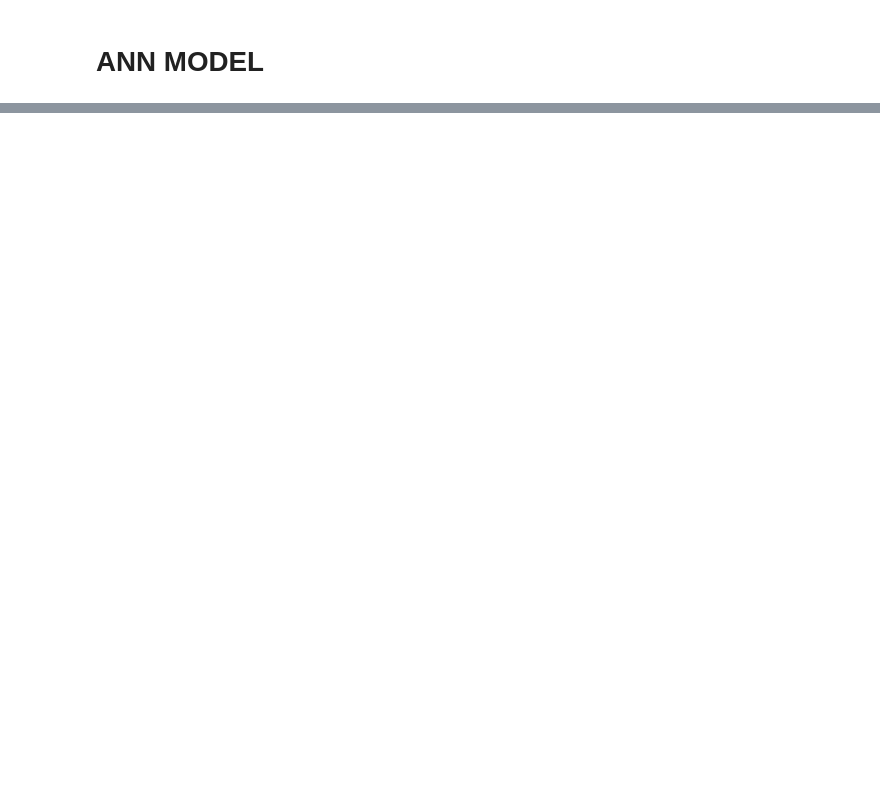
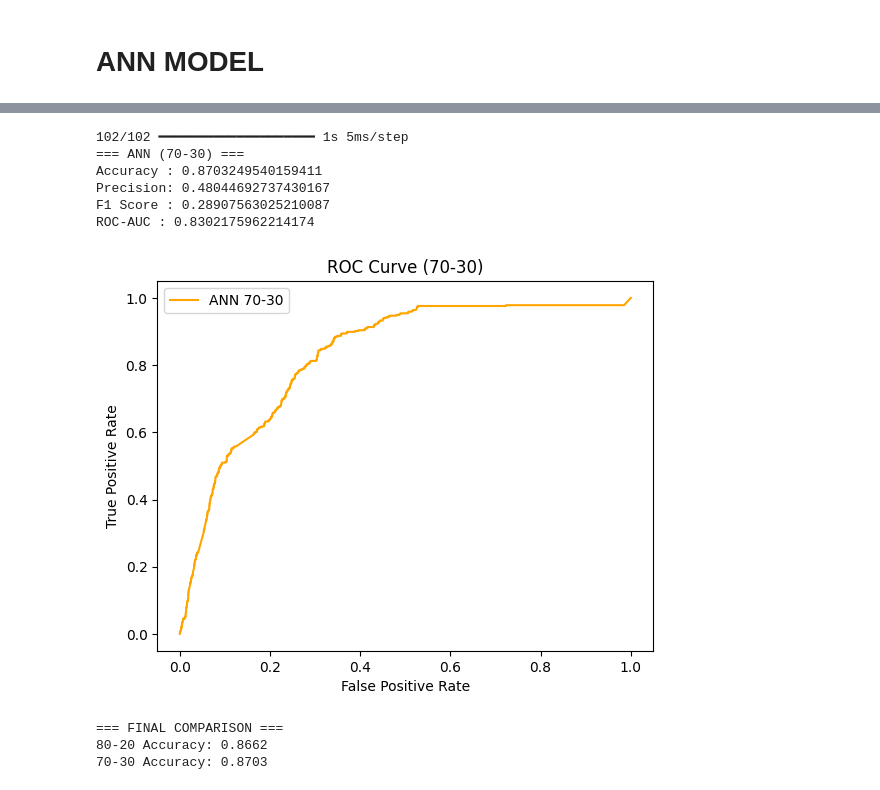
Before and after one commit to MehulShukla-git/Movie_Recommendation_System, a Jupyter notebook: ANN.ipynb, the cells around one changed output, grey strips where cells are left out. Saved outputs shown, nothing was run; the diff lists cells and outputs as text; code cells hidden in the pictures; blank space fills up the shorter version.

```diff
--- a/ANN.ipynb
+++ b/ANN.ipynb
@@ -184,0 +182,16 @@ ROC-AUC Score: 0.9786147374364985
+# %%
+X_train_70, X_test_30, y_train_70, y_test_30 = train_test_split(
+    X, y, test_size=0.3, random_state=42, stratify=y
+)
+
+X_train_70 = X_train_70.toarray()
+X_test_30 = X_test_30.toarray()
+# %%
+ann_70 = Sequential()
+ann_70.add(Dense(128, activation='relu', input_dim=X_train_70.shape[1]))
+ann_70.add(Dense(64, activation='relu'))
+ann_70.add(Dense(1, activation='sigmoid'))
+
+ann_70.compile(optimizer='adam', loss='binary_crossentropy', metrics=['accuracy'])
+
+ann_70.fit(X_train_70, y_train_70, epochs=5, batch_size=32)
@@ -185,3 +210,41 @@ ROC-AUC Score: 0.9786147374364985
+# %%
+y_prob_70 = ann_70.predict(X_test_30)
+y_pred_70 = (y_prob_70 > 0.5).astype(int)
+
+print("=== ANN (70-30) ===")
+print("Accuracy :", accuracy_score(y_test_30, y_pred_70))
+print("Precision:", precision_score(y_test_30, y_pred_70))
+print("F1 Score :", f1_score(y_test_30, y_pred_70))
+
+auc_70 = roc_auc_score(y_test_30, y_prob_70)
+print("ROC-AUC :", auc_70)
+# %% [output]
+102/102 ━━━━━━━━━━━━━━━━━━━━ 1s 5ms/step
+=== ANN (70-30) ===
+Accuracy : 0.8703249540159411
+Precision: 0.48044692737430167
+F1 Score : 0.28907563025210087
+ROC-AUC : 0.8302175962214174
+# %%
+fpr_70, tpr_70, _ = roc_curve(y_test_30, y_prob_70)
+
+plt.figure()
+plt.plot(fpr_70, tpr_70, color='orange', label="ANN 70-30")
+plt.xlabel("False Positive Rate")
+plt.ylabel("True Positive Rate")
+plt.title("ROC Curve (70-30)")
+plt.legend()
+plt.show()
+# %% [output]
+[figure, added]
+# %%
+print("\n=== FINAL COMPARISON ===")
+print(f"80-20 Accuracy: {accuracy_score(y_test_20, y_pred_80):.4f}")
+print(f"70-30 Accuracy: {accuracy_score(y_test_30, y_pred_70):.4f}")
+# %% [output]
+=== FINAL COMPARISON ===
+80-20 Accuracy: 0.8662
+70-30 Accuracy: 0.8703
 # %%
 from sklearn.metrics.pairwise import cosine_similarity
 
```
Also changed, not shown: parts of 14 cells of this notebook.
